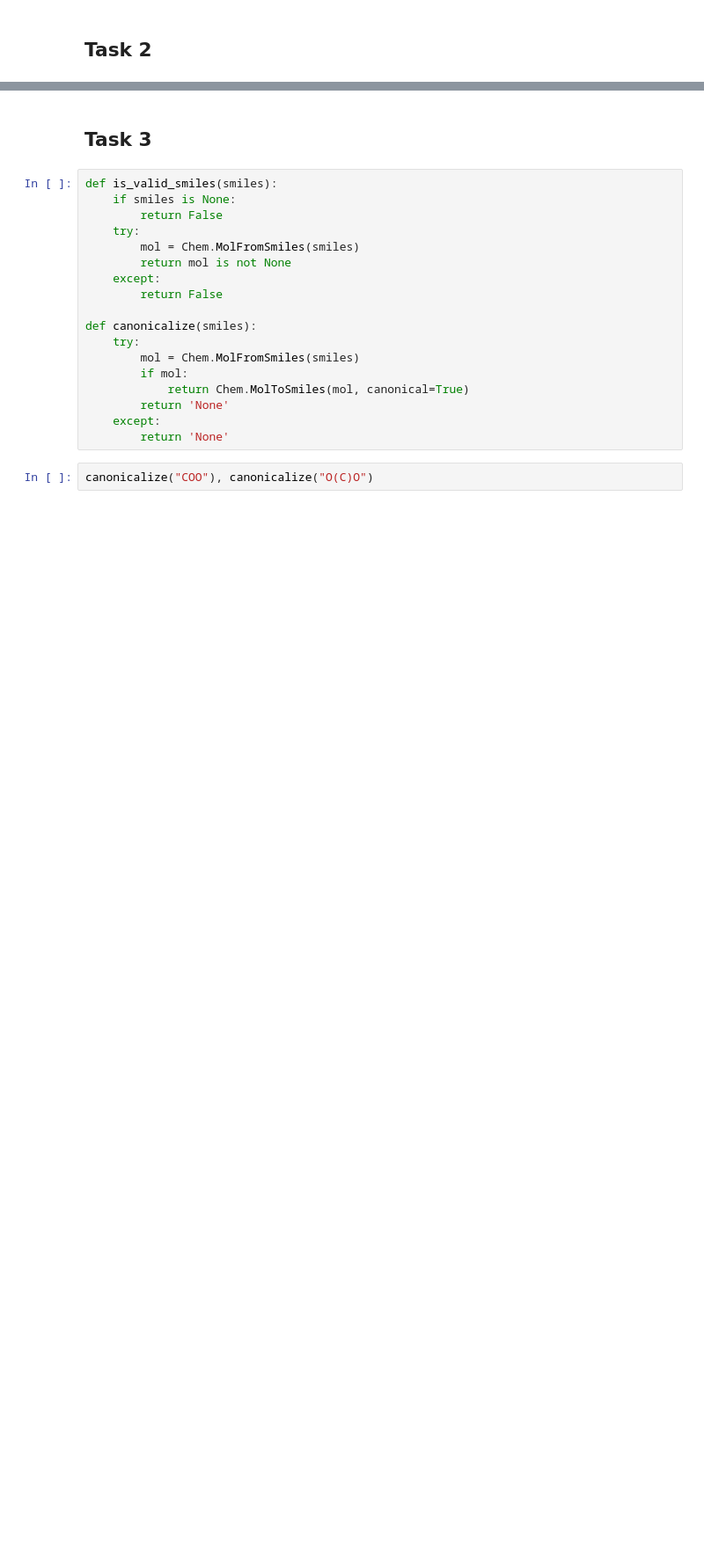
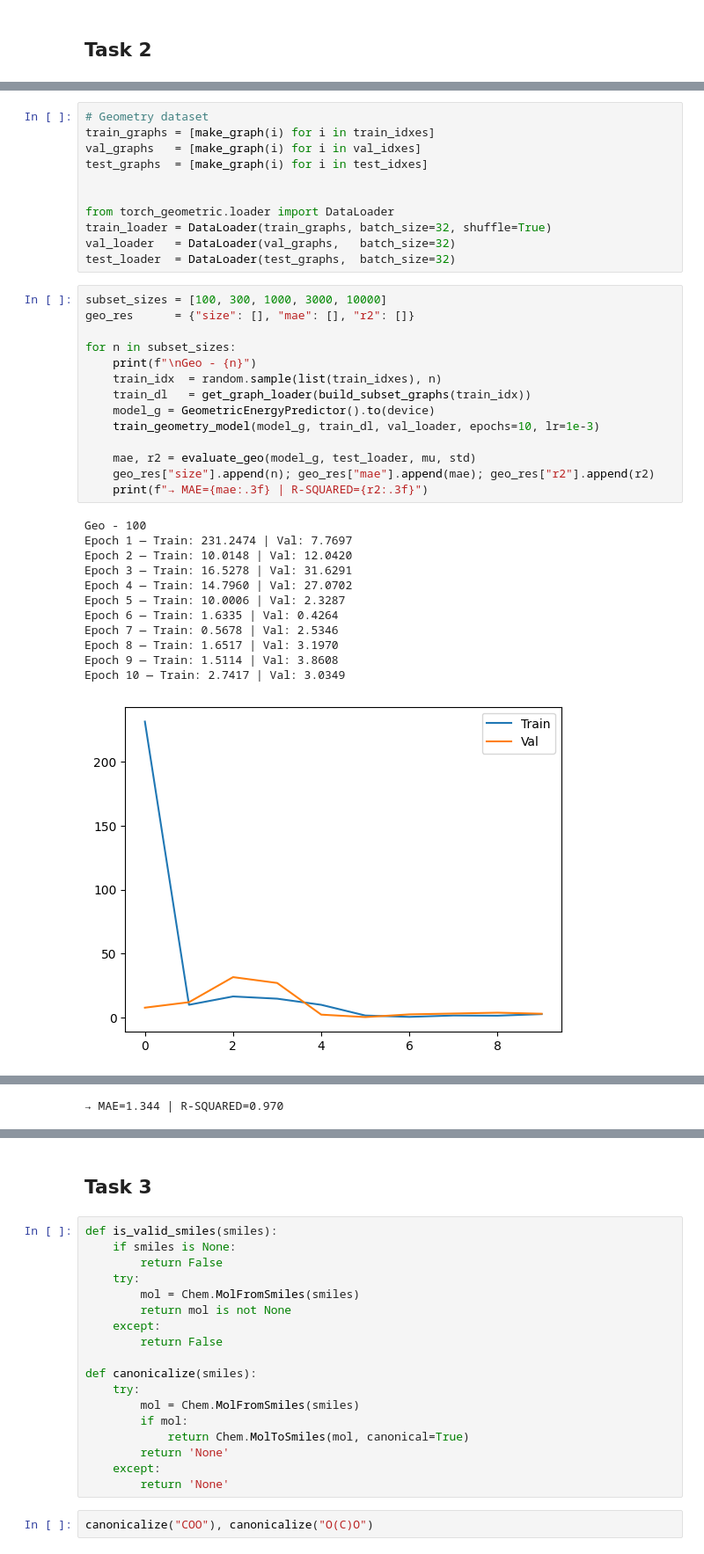
Before and after one commit to Zouu-X/DL_ass2, a Jupyter notebook: ass2_skeleton.ipynb, the cells around one changed output, grey strips where cells are left out. Shown: that part at 88% size. Drawn from its saved outputs; the diff is of its cells as text; blank space fills up the shorter version.

```diff
--- a/ass2_skeleton.ipynb
+++ b/ass2_skeleton.ipynb
@@ -377,0 +664,38 @@ Test (actual)     →  MSE: 0.41279 | MAE: 0.49505
+# %%
+# Geometry dataset
+train_graphs = [make_graph(i) for i in train_idxes]
+val_graphs   = [make_graph(i) for i in val_idxes]
+test_graphs  = [make_graph(i) for i in test_idxes]
+
+
+from torch_geometric.loader import DataLoader
+train_loader = DataLoader(train_graphs, batch_size=32, shuffle=True)
+val_loader   = DataLoader(val_graphs,   batch_size=32)
+test_loader  = DataLoader(test_graphs,  batch_size=32)
+# %%
+subset_sizes = [100, 300, 1000, 3000, 10000]
+geo_res      = {"size": [], "mae": [], "r2": []}
+
+for n in subset_sizes:
+    print(f"\nGeo - {n}")
+    train_idx  = random.sample(list(train_idxes), n)
+    train_dl   = get_graph_loader(build_subset_graphs(train_idx))
+    model_g = GeometricEnergyPredictor().to(device)
+    train_geometry_model(model_g, train_dl, val_loader, epochs=10, lr=1e-3)
+
+    mae, r2 = evaluate_geo(model_g, test_loader, mu, std)
+    geo_res["size"].append(n); geo_res["mae"].append(mae); geo_res["r2"].append(r2)
+    print(f"→ MAE={mae:.3f} | R-SQUARED={r2:.3f}")
+# %% [output]
+Geo - 100
+Epoch 1 — Train: 231.2474 | Val: 7.7697
+Epoch 2 — Train: 10.0148 | Val: 12.0420
+Epoch 3 — Train: 16.5278 | Val: 31.6291
+Epoch 4 — Train: 14.7960 | Val: 27.0702
+Epoch 5 — Train: 10.0006 | Val: 2.3287
+Epoch 6 — Train: 1.6335 | Val: 0.4264
+Epoch 7 — Train: 0.5678 | Val: 2.5346
+Epoch 8 — Train: 1.6517 | Val: 3.1970
+Epoch 9 — Train: 1.5114 | Val: 3.8608
+Epoch 10 — Train: 2.7417 | Val: 3.0349
+[figure, added]
@@ -377,0 +758 @@ Test (actual)     →  MSE: 0.41279 | MAE: 0.49505
+→ MAE=1.344 | R-SQUARED=0.970
```
Also changed, not shown: parts of 30 cells of this notebook, 1 other file.
